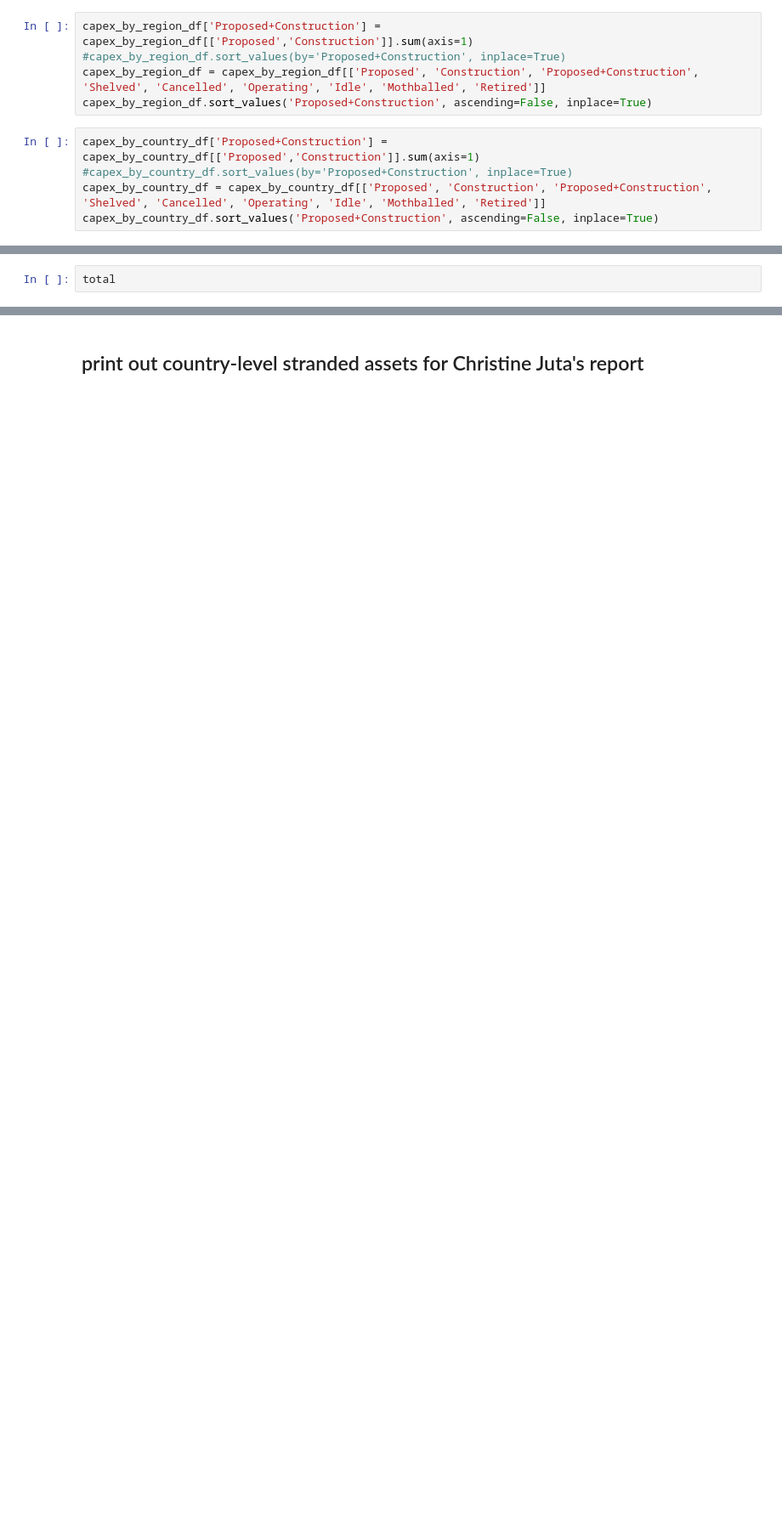
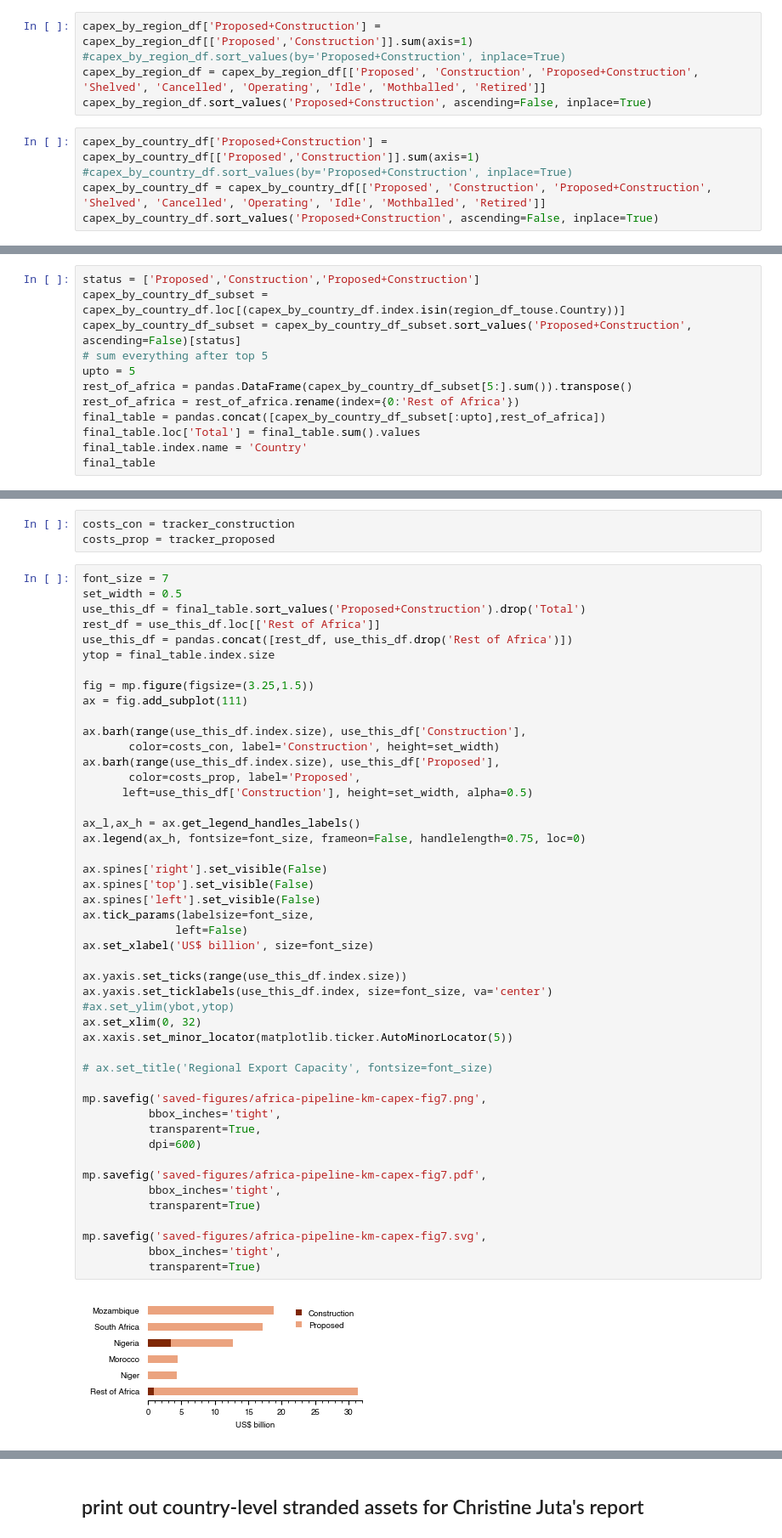
Before and after one commit to GlobalEnergyMonitor/GOIT-GGIT-research, a Jupyter notebook: africa-gas-briefing-2022/notebooks/gas-pipeline-cost-estimates-for-Africa-Gas-briefing.ipynb, the cells around one changed output, grey strips where cells are left out. Shown at 85% size. Saved outputs shown, nothing was run; the diff lists cells and outputs as text; blank space fills up the shorter version.

```diff
--- a/africa-gas-briefing-2022/notebooks/gas-pipeline-cost-estimates-for-Africa-Gas-briefing.ipynb
+++ b/africa-gas-briefing-2022/notebooks/gas-pipeline-cost-estimates-for-Africa-Gas-briefing.ipynb
@@ -331,2 +602,12 @@ capex_by_region_df
 # %%
-total
+status = ['Proposed','Construction','Proposed+Construction']
+capex_by_country_df_subset = capex_by_country_df.loc[(capex_by_country_df.index.isin(region_df_touse.Country))]
+capex_by_country_df_subset = capex_by_country_df_subset.sort_values('Proposed+Construction', ascending=False)[status]
+# sum everything after top 5
+upto = 5
+rest_of_africa = pandas.DataFrame(capex_by_country_df_subset[5:].sum()).transpose()
+rest_of_africa = rest_of_africa.rename(index={0:'Rest of Africa'})
+final_table = pandas.concat([capex_by_country_df_subset[:upto],rest_of_africa])
+final_table.loc['Total'] = final_table.sum().values
+final_table.index.name = 'Country'
+final_table
@@ -354,0 +626,52 @@ else:
+# %%
+costs_con = tracker_construction
+costs_prop = tracker_proposed
+# %%
+font_size = 7
+set_width = 0.5
+use_this_df = final_table.sort_values('Proposed+Construction').drop('Total')
+rest_df = use_this_df.loc[['Rest of Africa']]
+use_this_df = pandas.concat([rest_df, use_this_df.drop('Rest of Africa')])
+ytop = final_table.index.size
+
+fig = mp.figure(figsize=(3.25,1.5))
+ax = fig.add_subplot(111)
+
+ax.barh(range(use_this_df.index.size), use_this_df['Construction'],
+       color=costs_con, label='Construction', height=set_width)
+ax.barh(range(use_this_df.index.size), use_this_df['Proposed'],
+       color=costs_prop, label='Proposed',
+      left=use_this_df['Construction'], height=set_width, alpha=0.5)
+
+ax_l,ax_h = ax.get_legend_handles_labels()
+ax.legend(ax_h, fontsize=font_size, frameon=False, handlelength=0.75, loc=0)
+
+ax.spines['right'].set_visible(False)
+ax.spines['top'].set_visible(False)
+ax.spines['left'].set_visible(False)
+ax.tick_params(labelsize=font_size,
+              left=False)
+ax.set_xlabel('US$ billion', size=font_size)
+
+ax.yaxis.set_ticks(range(use_this_df.index.size))
+ax.yaxis.set_ticklabels(use_this_df.index, size=font_size, va='center')
+#ax.set_ylim(ybot,ytop)
+ax.set_xlim(0, 32)
+ax.xaxis.set_minor_locator(matplotlib.ticker.AutoMinorLocator(5))
+
+# ax.set_title('Regional Export Capacity', fontsize=font_size)
+
+mp.savefig('saved-figures/africa-pipeline-km-capex-fig7.png',
+          bbox_inches='tight',
+          transparent=True,
+          dpi=600)
+
+mp.savefig('saved-figures/africa-pipeline-km-capex-fig7.pdf',
+          bbox_inches='tight',
+          transparent=True)
+
+mp.savefig('saved-figures/africa-pipeline-km-capex-fig7.svg',
+          bbox_inches='tight',
+          transparent=True)
+# %% [output]
+[figure, added]
```
Also changed, not shown: parts of 54 cells of this notebook, 24 other files.
